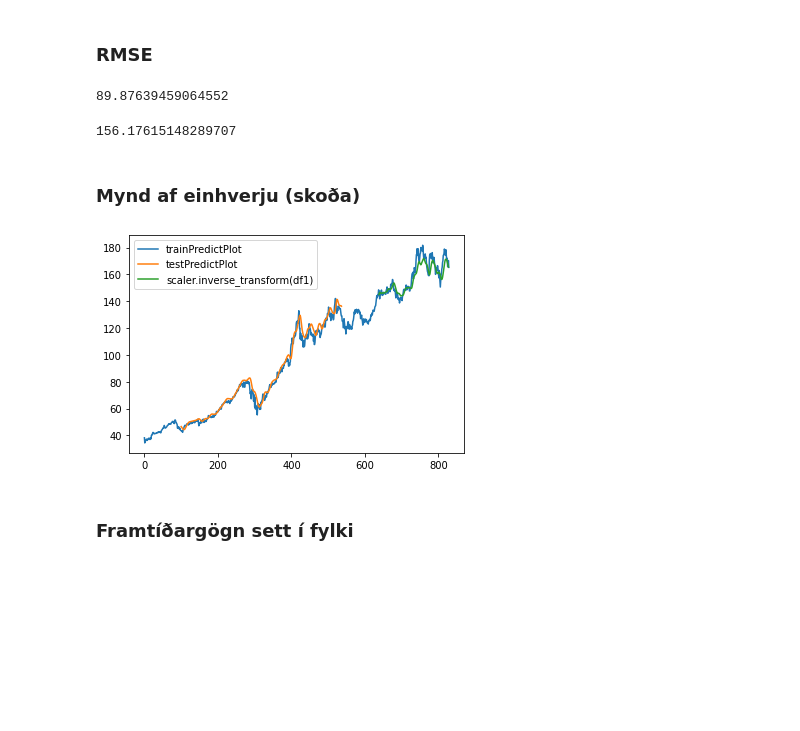
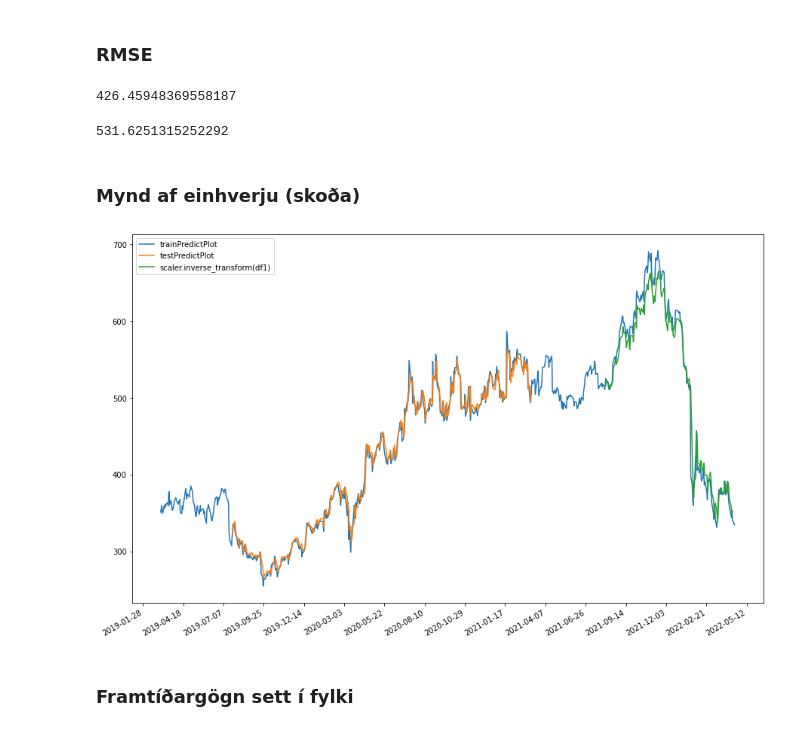
Before and after one commit to Orri050/Lokaverkefni, a Jupyter notebook: Lokaverkefni.ipynb, the cells around one changed output. Cells and saved outputs as stored; diff of their text form; code cells hidden in the pictures; blank space fills up the shorter version.

```diff
--- a/Lokaverkefni.ipynb
+++ b/Lokaverkefni.ipynb
@@ -577,8 +661,9 @@ print(Xtst3.shape), print(ytst3.shape)
 Xtr3 =Xtr3.reshape(Xtr3.shape[0],Xtr3.shape[1] , 1)
 Xtst3 = Xtst3.reshape(Xtst3.shape[0],Xtst3.shape[1] , 1)
 # %%
-model1 = keras.models.Sequential([
-    keras.layers.LSTM(32,input_shape=(Xtr3.shape[1],Xtr3.shape[2]), activation="relu",return_sequences=True),
-    keras.layers.Dense(1)])
-model1.compile(loss="mean_squared_error", optimizer="adam")
-model1.summary()
+#model1 = keras.models.Sequential([
+    #keras.layers.LSTM(32,input_shape=(Xtr3.shape[1],Xtr3.shape[2]), activation="relu",return_sequences=True),
+    #keras.layers.LSTM(32),
+    #keras.layers.Dense(1)])
+#model1.compile(loss="mean_squared_error", optimizer="adam")
+#model1.summary()
@@ -599,11 +670,12 @@ _________________________________________________________________
 # %% [markdown]
 ### Modelið
 # %%
-model = 0
+
 if smallest=='Model1' :
     print("Við notum Model1")
     model1 = keras.models.Sequential([
     keras.layers.LSTM(32,input_shape=(Xtr3.shape[1],Xtr3.shape[2]), activation="relu",return_sequences=True),
+    keras.layers.LSTM(32),
     keras.layers.Dense(1)])
     model1.compile(loss="mean_squared_error", optimizer="adam")
     model1.summary()
@@ -678,5 +732,19 @@ _________________________________________________________________
 # %% [markdown]
 ### Spágögn búin til
+# %%
+mod=0
+if smallest=='Model1' :
+  train_predict=model1.predict(Xtr3)
+  test_predict=model1.predict(Xtst3)
+  mod=model1
+if smallest=='Model2' :
+  train_predict=model2.predict(Xtr3)
+  test_predict=model2.predict(Xtst3)
+  mod=model2
+if smallest=='Model3' :
+  train_predict=model3.predict(Xtr3)
+  test_predict=model3.predict(Xtst3)
+  mod=model3
 # %%
-train_predict=model6.predict(X_train)
-test_predict=model6.predict(X_test)
+#train_predict=model6.predict(Xtr3)
+#test_predict=model6.predict(Xtst3)
@@ -687,35 +763,40 @@ test_predict=scaler.inverse_transform(test_predict)
 ### RMSE
 # %%
 ### Calculate RMSE performance metrics
-math.sqrt(mean_squared_error(y_train,train_predict))
+math.sqrt(mean_squared_error(ytr3,train_predict))
 # %% [output]
-89.87639459064552
+426.45948369558187
 # %%
 ### Test Data RMSE
-math.sqrt(mean_squared_error(ytest,test_predict))
+math.sqrt(mean_squared_error(ytst3,test_predict))
 # %% [output]
-156.17615148289707
+531.6251315252292
 # %% [markdown]
 ### Mynd af einhverju (skoða)
 # %%
 ### Plotting
 # shift train predictions for plotting
 look_back=100
 trainPredictPlot = numpy.empty_like(df1)
 trainPredictPlot[:, :] = np.nan
 trainPredictPlot[look_back:len(train_predict)+look_back, :] = train_predict
 # shift test predictions for plotting
 testPredictPlot = numpy.empty_like(df1)
 testPredictPlot[:, :] = numpy.nan
 testPredictPlot[len(train_predict)+(look_back*2)+1:len(df1)-1, :] = test_predict
 # plot baseline and predictions
-plt.plot(scaler.inverse_transform(df1))
-plt.plot(trainPredictPlot)
-plt.plot(testPredictPlot)
+plt.figure(figsize=(15,10))
+plt.gca().xaxis.set_major_formatter(mdates.DateFormatter('%Y-%m-%d'))
+plt.gca().xaxis.set_major_locator(mdates.DayLocator(interval=80))
+x_dates=data_dates
+plt.plot(data_dates,scaler.inverse_transform(df1))
+plt.plot(data_dates,trainPredictPlot)
+plt.plot(data_dates,testPredictPlot)
 plt.legend(['trainPredictPlot', 'testPredictPlot','scaler.inverse_transform(df1)'],loc='upper left')
+plt.gcf().autofmt_xdate()
 plt.show()
 # %% [output]
-[figure, old version]
+[figure, new version]
 # %% [markdown]
 ### Framtíðargögn sett í fylki
 # %%
```
Also changed, not shown: parts of 58 cells of this notebook.
